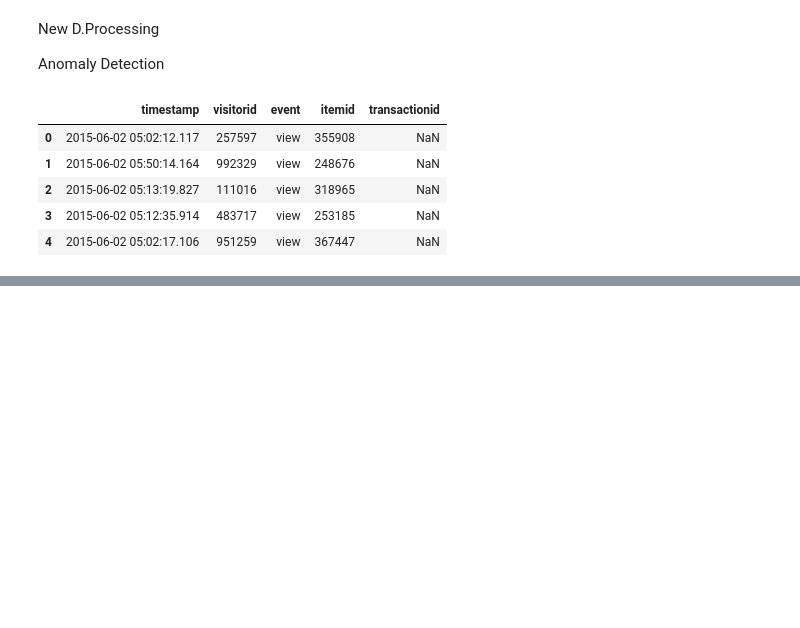
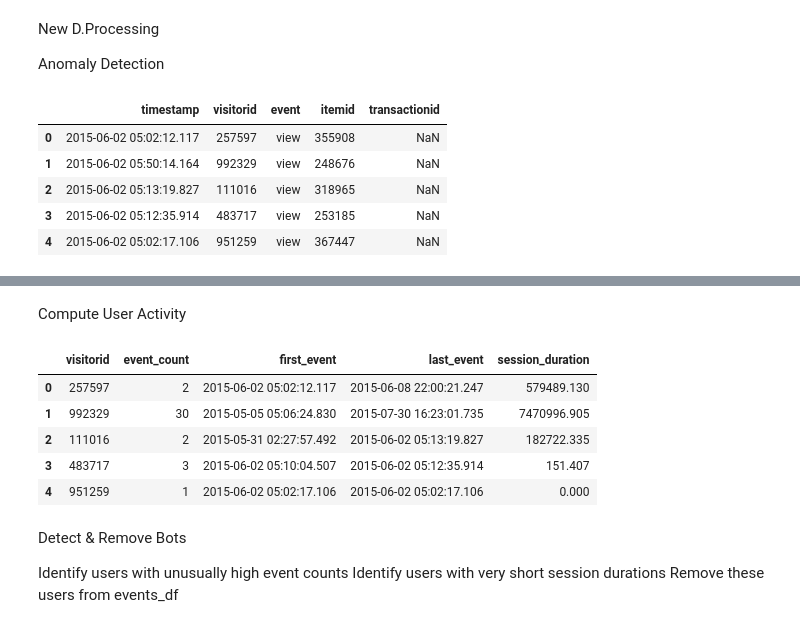
Before and after one commit to Victor-Osei/Recommendation_Systems, a Jupyter notebook: rs.ipynb, the cells around one changed output, grey strips where cells are left out. Saved outputs shown, nothing was run; the diff lists cells and outputs as text; code cells hidden in the pictures; blank space fills up the shorter version.

```diff
--- a/rs.ipynb
+++ b/rs.ipynb
@@ -871,0 +880,30 @@ events_df.head()
+# %% [markdown]
+Compute User Activity
+# %%
+import dask.dataframe as dd
+
+# Group by visitorid and compute the number of events per user
+user_activity = events_df.groupby("visitorid").agg(
+    event_count=("event", "count"),  # Total number of events
+    first_event=("timestamp", "min"),  # First recorded event
+    last_event=("timestamp", "max")   # Last recorded event
+).reset_index()
+
+# Compute session duration (time span of activity)
+user_activity["session_duration"] = (user_activity["last_event"] - user_activity["first_event"]).dt.total_seconds()
+
+# Display results
+user_activity.head()
+# %% [output]
+|  | visitorid | event_count | first_event | last_event | session_duration |
+| 0 | 257597 | 2 | 2015-06-02 05:02:12.117 | 2015-06-08 22:00:21.247 | 579489.130 |
+| 1 | 992329 | 30 | 2015-05-05 05:06:24.830 | 2015-07-30 16:23:01.735 | 7470996.905 |
+| 2 | 111016 | 2 | 2015-05-31 02:27:57.492 | 2015-06-02 05:13:19.827 | 182722.335 |
+| 3 | 483717 | 3 | 2015-06-02 05:10:04.507 | 2015-06-02 05:12:35.914 | 151.407 |
+| 4 | 951259 | 1 | 2015-06-02 05:02:17.106 | 2015-06-02 05:02:17.106 | 0.000 |
+# %% [markdown]
+Detect & Remove Bots
+
+Identify users with unusually high event counts
+Identify users with very short session durations
+Remove these users from events_df
```
Also changed, not shown: parts of 1 cell of this notebook.
